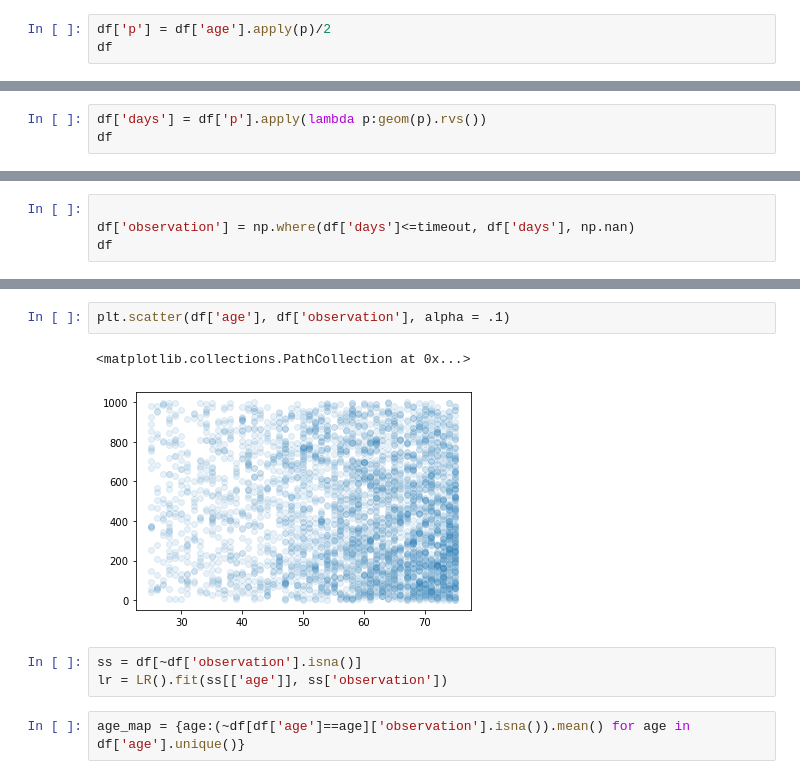
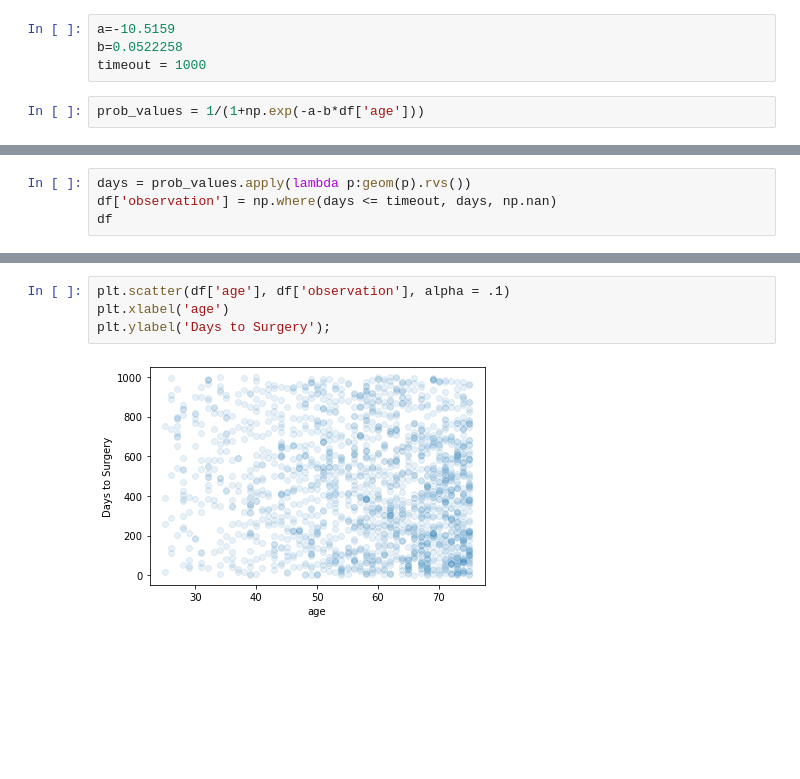
Before and after one commit to ljbelenky/lindy_approximation, a Jupyter notebook: surgery_dataset.ipynb, the cells around one changed output, grey strips where cells are left out. Saved outputs shown, nothing was run; the diff lists cells and outputs as text; blank space fills up the shorter version.

```diff
--- a/surgery_dataset.ipynb
+++ b/surgery_dataset.ipynb
@@ -40,3 +29,6 @@ def p(x):
+# %%
+a=-10.5159
+b=0.0522258
+timeout = 1000
 # %%
-df['p'] = df['age'].apply(p)/2
-df
+prob_values = 1/(1+np.exp(-a-b*df['age']))
@@ -61,5 +38,6 @@ plt.scatter(df['age'],1/df['p'])
 [figure]
 # %%
-df['days'] = df['p'].apply(lambda p:geom(p).rvs())
+days = prob_values.apply(lambda p:geom(p).rvs())
+df['observation'] = np.where(days <= timeout, days, np.nan)
 df
 # %% [output]
@@ -86,4 +69,0 @@ plt.axhline(timeout, color='red')
-# %%
-
-df['observation'] = np.where(df['days']<=timeout, df['days'], np.nan)
-df
@@ -104,10 +70,6 @@ df
 # %%
 plt.scatter(df['age'], df['observation'], alpha = .1)
+plt.xlabel('age')
+plt.ylabel('Days to Surgery');
 # %% [output]
-<matplotlib.collections.PathCollection at 0x...>
-[figure, old version]
+[figure, new version]
-# %%
-ss = df[~df['observation'].isna()]
-lr = LR().fit(ss[['age']], ss['observation'])
-# %%
-age_map = {age:(~df[df['age']==age]['observation'].isna()).mean() for age in  df['age'].unique()}
```
Also changed, not shown: parts of 35 cells of this notebook.
